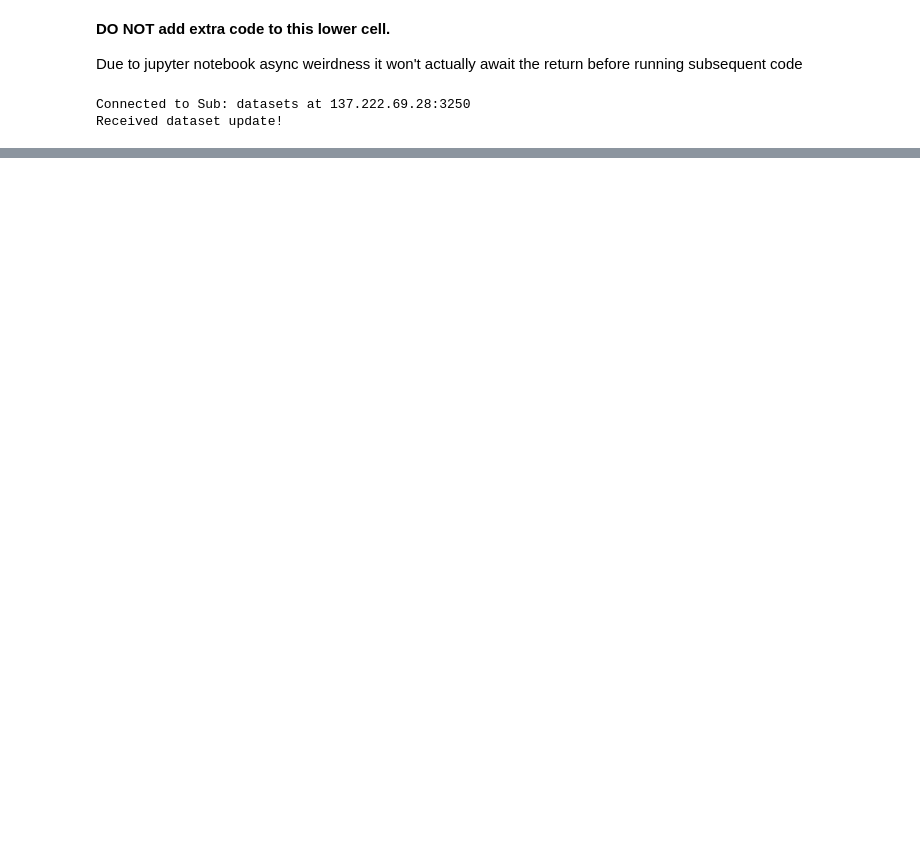
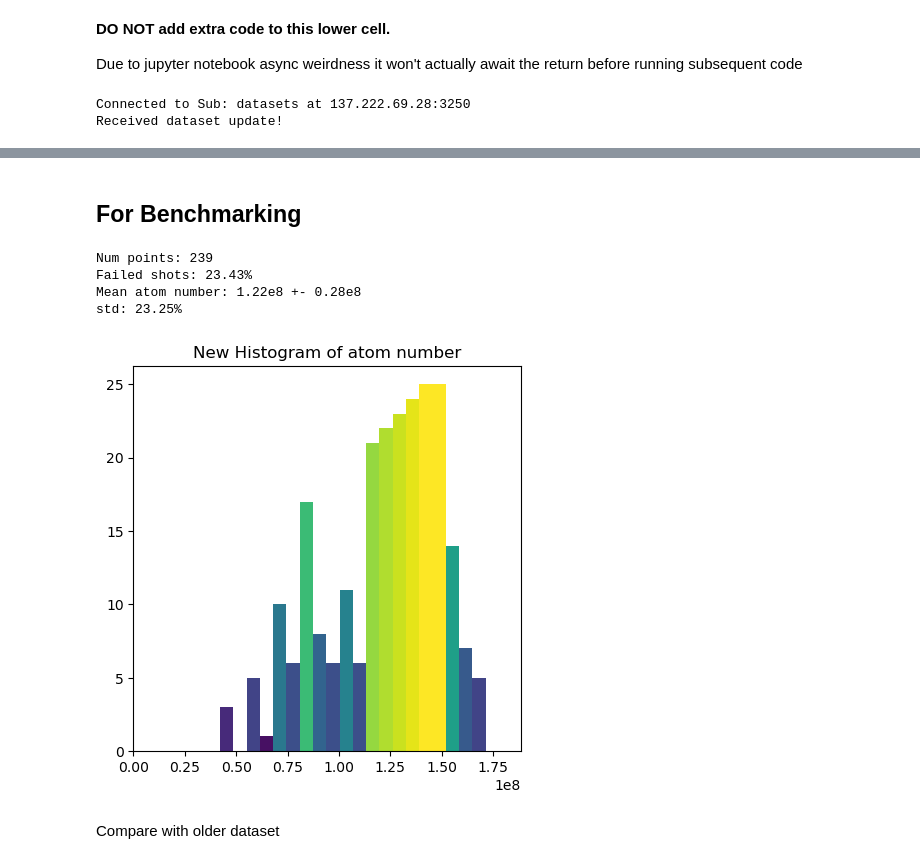
Before and after one commit to harrykendell/ARTIQ, a Jupyter notebook: analysis/testing.ipynb, the cells around one changed output, grey strips where cells are left out. Saved outputs shown, nothing was run; the diff lists cells and outputs as text; code cells hidden in the pictures; blank space fills up the shorter version.

```diff
--- a/analysis/testing.ipynb
+++ b/analysis/testing.ipynb
@@ -66 +66,58 @@ Selected RID: 28374 from ['28374']
 Dataset keys: ['fastino.leds', 'fastino.voltages', 'mirny.atts', 'mirny.en_almazny', 'mirny.en_outs', 'mirny.freqs', 'suservo.Gls', 'suservo.Is', 'suservo.Ps', 'suservo.atts', 'suservo.calib_gains', ' ...
+# %% [markdown]
+## For Benchmarking
+# %%
+import matplotlib.pyplot as plt
+import json
+import numpy as np
+from matplotlib import colors
+
+
+axes = json.loads(db[f"ndscan.rid_{RID}.axes"][1])
+num_axes = len(axes)
+
+# make histogram
+fig, ax = plt.subplots(1, 1, figsize=(5, 5))
+N, bins, patches = ax.hist(
+    np.array(db[f"ndscan.rid_{RID}.points.channel_atom_number"][1]),
+    bins=20,
+)
+
+ax.set_xlim(
+    0, max(np.array(db[f"ndscan.rid_{RID}.points.channel_atom_number"][1])) * 1.1
+)
+ax.set_title("New Histogram of atom number")
+
+# colour code by height
+fracs = N / N.max()
+norm = colors.Normalize(fracs.min(), fracs.max())
+
+for thisfrac, thispatch in zip(fracs, patches):
+    color = plt.cm.viridis(norm(thisfrac))
+    thispatch.set_facecolor(color)
+
+numbers = np.array(db[f"ndscan.rid_{RID}.points.channel_atom_number"][1])
+print(f"Num points: {len(numbers)}")
+
+# count the nummber of failed shots(atom < 30% mean )
+# failed_shots = np.sum(numbers < 0.7 * np.mean(numbers))
+failed_shots = 0
+for i in range(len(numbers)):
+    if numbers[i] < 1e8:
+        failed_shots += 1
+print(f"Failed shots: {failed_shots / len(numbers) * 100:.2f}%")
+
+
+# atom number and uncertainty
+print(
+    f"Mean atom number: {np.mean(numbers) / 1e8:.2f}e8 +- {np.std(numbers) / 1e8:.2f}e8"
+)
+print(f"std: {np.std(numbers) / np.mean(numbers) * 100:.2f}%")
+# %% [output]
+Num points: 239
+Failed shots: 23.43%
+Mean atom number: 1.22e8 +- 0.28e8
+std: 23.25%
+[figure, added]
+# %% [markdown]
+Compare with older dataset
```
Also changed, not shown: parts of 8 cells of this notebook, 3 other files.
